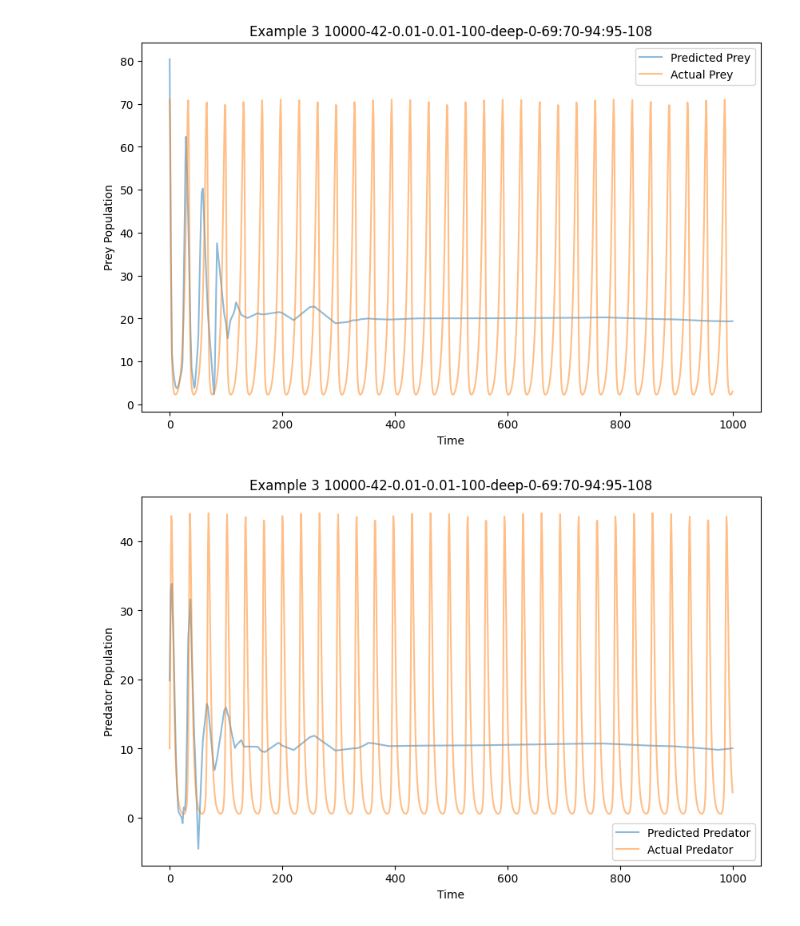
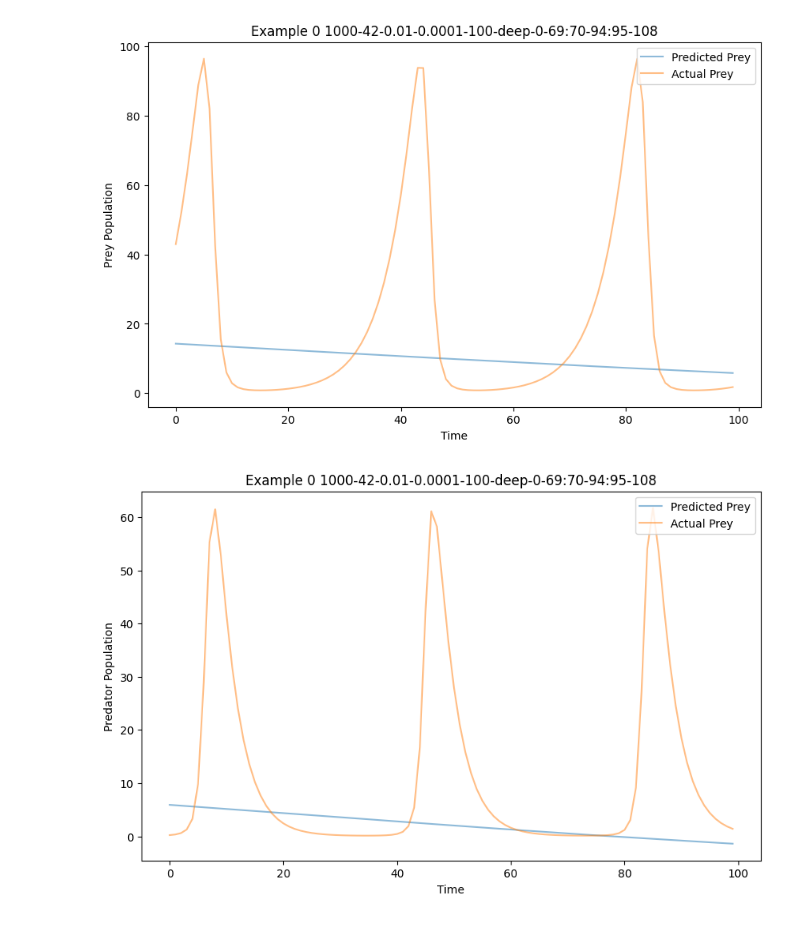
Before and after one commit to tatonetti-lab/biogrok, a Jupyter notebook: notebooks/ppt_mlp.ipynb, the cells around one changed output. Drawn from its saved outputs; the diff is of its cells as text; code cells hidden in the pictures.

Commit message:
messed with the train script to get it running faster; currently a mess that needs cleaned up

```diff
--- a/notebooks/ppt_mlp.ipynb
+++ b/notebooks/ppt_mlp.ipynb
@@ -231,0 +228,25 @@ print(split_string)
+# %%
+datafile = '../data/predator_prey_solution_12_60.csv'
+df = pd.read_csv(datafile)
+initial_conditions = np.tile(df[df["Time"]==0][["Prey", "Predator"]].to_numpy()[0], (df.shape[0], 1))
+times = df["Time"].to_numpy().reshape(-1,1)
+inputs = np.hstack((initial_conditions, times))
+outputs = df[["Prey","Predator"]].to_numpy()
+
+training_data = {
+    'inputs': inputs[100:300,:],
+    'labels': outputs[100:300,:]
+}
+print(training_data['inputs'].shape)
+
+validation_data = {
+    'inputs': inputs[:100,:],
+    'labels': outputs[:100,:]
+}
+print(validation_data['inputs'].shape)
+
+testing_data = {
+    'inputs': inputs[300:400,:],
+    'labels': outputs[300:400,:]
+}
+print(testing_data['inputs'].shape)
@@ -233,10 +258,10 @@ print(split_string)
 epochs = 1_000_000
 seed = 42
 l2_lambda = 0.01
-lr = 0.01
+lr = 0.0001
 hidden_size=100
 depth = "deep"
-gpu_device = 2
-suffix = f"{epochs}-{seed}-{l2_lambda}-{lr}-{hidden_size}-{depth}-{split_string}"
+gpu_device = 3
+suffix = f"{epochs}-{seed}-{l2_lambda}-{lr}-{hidden_size}-{depth}-singlemaskfirst"
 suffix
 # %% [output]
@@ -244,4 +269,5 @@ suffix
 # %%
+%%time
 # Train!
 results = train_mlp(training_data['inputs'],
                   training_data['labels'],
@@ -254,7 +280,7 @@ results = train_mlp(training_data['inputs'],
                   gpu_device=gpu_device,
                   l2_lambda=l2_lambda,
                   depth=depth,
-                  print_step=10_000)
+                  print_step=int(epochs/100))
 
 # Evaluate the model on the test set
 test_loss, test_acc, test_outputs = evaluate_mlp(results["model"], testing_data['inputs'], testing_data['labels'],
@@ -315,25 +326,26 @@ plt.savefig(os.path.join(task_results_dir, f'pp_mlp_acc_{suffix}.png'))
 # %%
-i = 3
-n = 1000
-
 plt.figure(figsize=(10, 6))
-plt.plot(range(n), test_outputs[(i*n):(i+1)*n,:][:,0], label="Predicted Prey", alpha=0.5)
-plt.plot(range(n), testing_data['labels'][(i*n):(i+1)*n,:][:,0], label="Actual Prey", alpha=0.5)
+# plt.plot(range(n), test_outputs[(i*n):(i+1)*n,:][:,0], label="Predicted Prey", alpha=0.5)
+# plt.plot(range(n), testing_data['labels'][(i*n):(i+1)*n,:][:,0], label="Actual Prey", alpha=0.5)
+plt.plot(range(test_outputs.shape[0]), test_outputs[:,0], label="Predicted Prey", alpha=0.5)
+plt.plot(range(test_outputs.shape[0]), testing_data['labels'][:,0], label="Actual Prey", alpha=0.5)
 plt.xlabel('Time')
 plt.ylabel('Prey Population')
 plt.title(f"Example {i} {suffix}")
 plt.legend()
 plt.savefig(os.path.join(task_results_dir, f'pp_mlp_prey_{suffix}.png'))
 # %% [output]
-[figure, old version]
+[figure, new version]
 # %%
 plt.figure(figsize=(10, 6))
-plt.plot(range(n), test_outputs[(i*n):(i+1)*n,:][:,1], label="Predicted Predator", alpha=0.5)
-plt.plot(range(n), testing_data['labels'][(i*n):(i+1)*n,:][:,1], label="Actual Predator", alpha=0.5)
+# plt.plot(range(n), test_outputs[(i*n):(i+1)*n,:][:,1], label="Predicted Predator", alpha=0.5)
+# plt.plot(range(n), testing_data['labels'][(i*n):(i+1)*n,:][:,1], label="Actual Predator", alpha=0.5)
+plt.plot(range(test_outputs.shape[0]), test_outputs[:,1], label="Predicted Prey", alpha=0.5)
+plt.plot(range(test_outputs.shape[0]), testing_data['labels'][:,1], label="Actual Prey", alpha=0.5)
 plt.xlabel('Time')
 plt.ylabel('Predator Population')
 plt.title(f"Example {i} {suffix}")
 plt.legend()
 plt.savefig(os.path.join(task_results_dir, f'pp_mlp_predator_{suffix}.png'))
 # %% [output]
-[figure, old version]
+[figure, new version]
```
Also changed, not shown: parts of 7 cells of this notebook, 1 other file.
